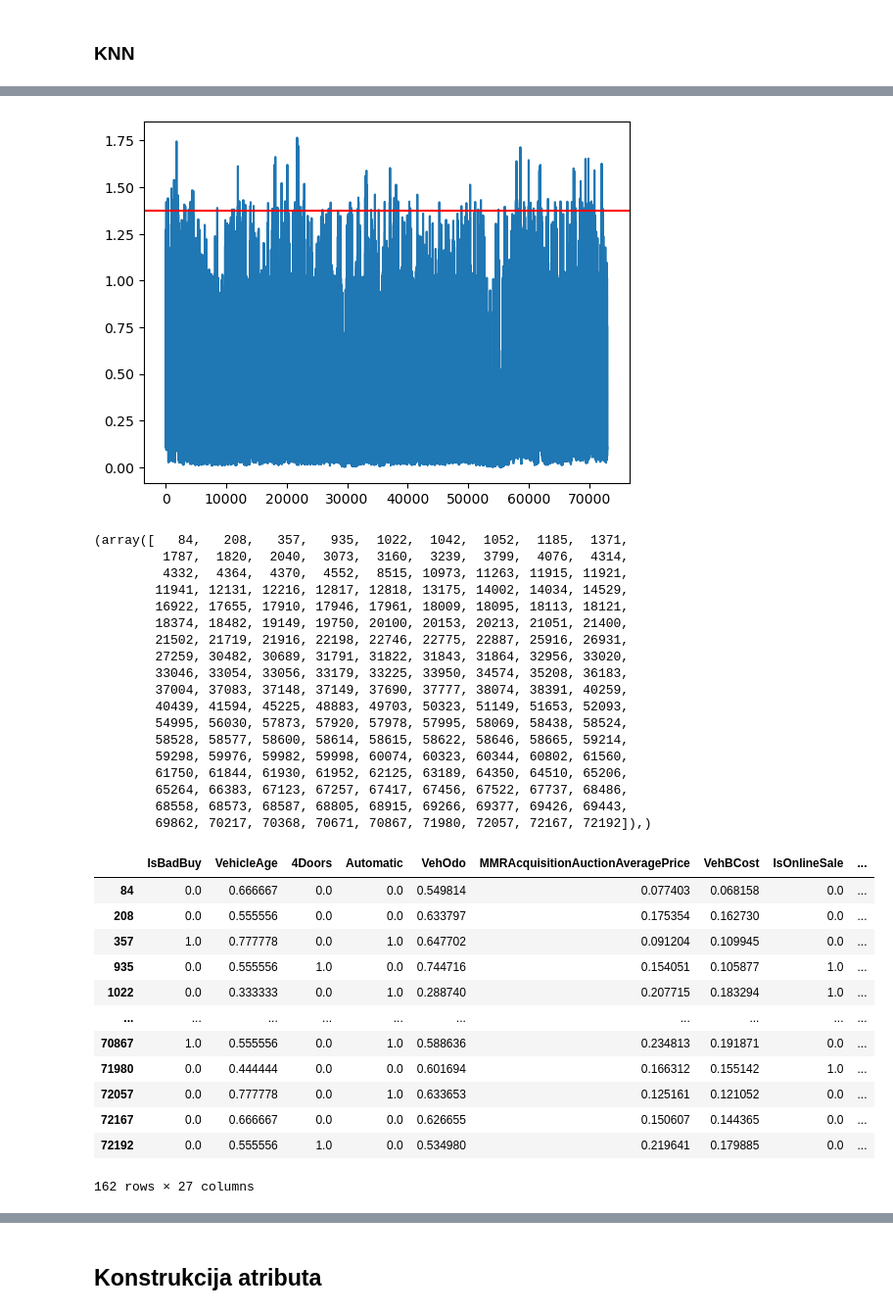
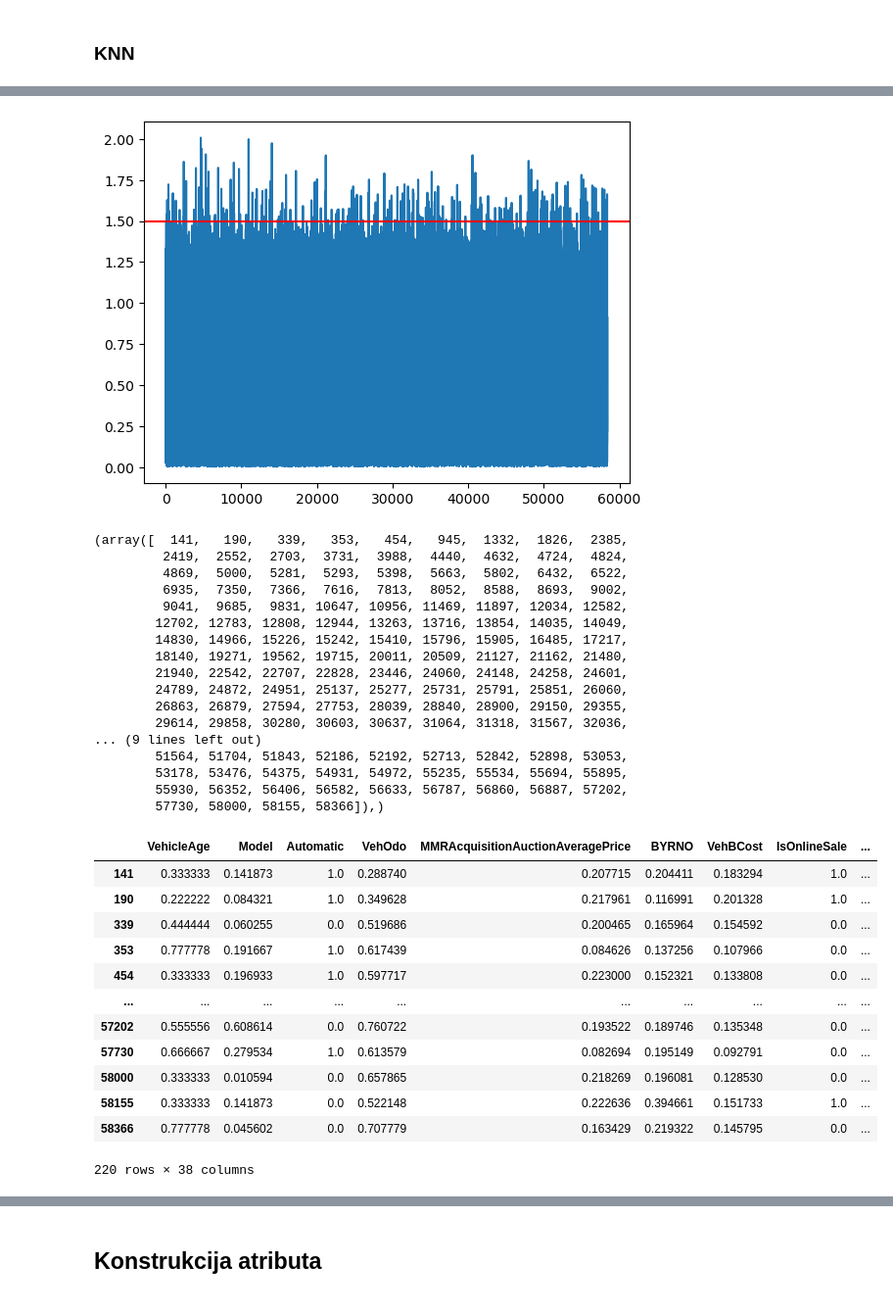
Before and after one commit to NemanjaGojkovic/Predikcija_pogodnosti_kupovine_automobila, a Jupyter notebook: masinsko-ucenje-3-domaci.ipynb, the cells around one changed output, grey strips where cells are left out. Shown at 98% size. Saved outputs shown, nothing was run; the diff lists cells and outputs as text; code cells hidden in the pictures.

```diff
--- a/masinsko-ucenje-3-domaci.ipynb
+++ b/masinsko-ucenje-3-domaci.ipynb
@@ -701,0 +935,3 @@ car_data_norm
+# %%
+X_train_basic=X_train_basic.reset_index()
+X_train_basic=X_train_basic.drop('index', axis=1)
@@ -730,9 +977,9 @@ print(np.unique(model2, return_counts=True))
 ### KNN
 # %%
 model3 = NearestNeighbors(n_neighbors=3)
-model3.fit(car_data_norm)
+model3.fit(X_train_basic)
 distances, indexes = model3.kneighbors()
 plt.plot(distances.mean(axis =1))
-plt.axhline(1.05, color='red')
+plt.axhline(1.42, color='red')
 plt.show()
 # %% [output]
@@ -779,47 +1027,46 @@ car_data_norm_no_out1=car_data_norm.drop(outlier_index[0])
 # %%
 model4 = NearestNeighbors(n_neighbors=10)
-model4.fit(car_data_norm)
+model4.fit(X_train_basic)
 distances, indexes = model4.kneighbors()
 plt.plot(distances.mean(axis =1))
-plt.axhline(1.375, color='red')
+plt.axhline(1.5, color='red')
 plt.show()
 # %% [output]
-[figure, old version]
+[figure, new version]
 # %%
-outlier_index = np.where(distances.mean(axis = 1) > 1.375)
+outlier_index = np.where(distances.mean(axis = 1) > 1.5)
 outlier_index
 # %% [output]
-(array([   84,   208,   357,   935,  1022,  1042,  1052,  1185,  1371,
-         1787,  1820,  2040,  3073,  3160,  3239,  3799,  4076,  4314,
-         4332,  4364,  4370,  4552,  8515, 10973, 11263, 11915, 11921,
-        11941, 12131, 12216, 12817, 12818, 13175, 14002, 14034, 14529,
-        16922, 17655, 17910, 17946, 17961, 18009, 18095, 18113, 18121,
-        18374, 18482, 19149, 19750, 20100, 20153, 20213, 21051, 21400,
-        21502, 21719, 21916, 22198, 22746, 22775, 22887, 25916, 26931,
-        27259, 30482, 30689, 31791, 31822, 31843, 31864, 32956, 33020,
-        33046, 33054, 33056, 33179, 33225, 33950, 34574, 35208, 36183,
-        37004, 37083, 37148, 37149, 37690, 37777, 38074, 38391, 40259,
-        40439, 41594, 45225, 48883, 49703, 50323, 51149, 51653, 52093,
-        54995, 56030, 57873, 57920, 57978, 57995, 58069, 58438, 58524,
-        58528, 58577, 58600, 58614, 58615, 58622, 58646, 58665, 59214,
-        59298, 59976, 59982, 59998, 60074, 60323, 60344, 60802, 61560,
-        61750, 61844, 61930, 61952, 62125, 63189, 64350, 64510, 65206,
-        65264, 66383, 67123, 67257, 67417, 67456, 67522, 67737, 68486,
-        68558, 68573, 68587, 68805, 68915, 69266, 69377, 69426, 69443,
-        69862, 70217, 70368, 70671, 70867, 71980, 72057, 72167, 72192]),)
+(array([  141,   190,   339,   353,   454,   945,  1332,  1826,  2385,
+         2419,  2552,  2703,  3731,  3988,  4440,  4632,  4724,  4824,
+         4869,  5000,  5281,  5293,  5398,  5663,  5802,  6432,  6522,
+         6935,  7350,  7366,  7616,  7813,  8052,  8588,  8693,  9002,
+         9041,  9685,  9831, 10647, 10956, 11469, 11897, 12034, 12582,
+        12702, 12783, 12808, 12944, 13263, 13716, 13854, 14035, 14049,
+        14830, 14966, 15226, 15242, 15410, 15796, 15905, 16485, 17217,
+        18140, 19271, 19562, 19715, 20011, 20509, 21127, 21162, 21480,
+        21940, 22542, 22707, 22828, 23446, 24060, 24148, 24258, 24601,
+        24789, 24872, 24951, 25137, 25277, 25731, 25791, 25851, 26060,
+        26863, 26879, 27594, 27753, 28039, 28840, 28900, 29150, 29355,
+        29614, 29858, 30280, 30603, 30637, 31064, 31318, 31567, 32036,
+... (9 lines left out)
+        51564, 51704, 51843, 52186, 52192, 52713, 52842, 52898, 53053,
+        53178, 53476, 54375, 54931, 54972, 55235, 55534, 55694, 55895,
+        55930, 56352, 56406, 56582, 56633, 56787, 56860, 56887, 57202,
+        57730, 58000, 58155, 58366]),)
 # %%
-car_data_norm.loc[outlier_index[0]]
+X_train_basic.loc[outlier_index[0]]
 # %% [output]
-|  | IsBadBuy | VehicleAge | 4Doors | Automatic | VehOdo | MMRAcquisitionAuctionAveragePrice | VehBCost | IsOnlineSale | ... |
-| 84 | 0.0 | 0.666667 | 0.0 | 0.0 | 0.549814 | 0.077403 | 0.068158 | 0.0 | ... |
-| 208 | 0.0 | 0.555556 | 0.0 | 0.0 | 0.633797 | 0.175354 | 0.162730 | 0.0 | ... |
-| 357 | 1.0 | 0.777778 | 0.0 | 1.0 | 0.647702 | 0.091204 | 0.109945 | 0.0 | ... |
-| 935 | 0.0 | 0.555556 | 1.0 | 0.0 | 0.744716 | 0.154051 | 0.105877 | 1.0 | ... |
-| 1022 | 0.0 | 0.333333 | 0.0 | 1.0 | 0.288740 | 0.207715 | 0.183294 | 1.0 | ... |
+|  | VehicleAge | Model | Automatic | VehOdo | MMRAcquisitionAuctionAveragePrice | BYRNO | VehBCost | IsOnlineSale | ... |
+| 141 | 0.333333 | 0.141873 | 1.0 | 0.288740 | 0.207715 | 0.204411 | 0.183294 | 1.0 | ... |
+| 190 | 0.222222 | 0.084321 | 1.0 | 0.349628 | 0.217961 | 0.116991 | 0.201328 | 1.0 | ... |
+| 339 | 0.444444 | 0.060255 | 0.0 | 0.519686 | 0.200465 | 0.165964 | 0.154592 | 0.0 | ... |
+| 353 | 0.777778 | 0.191667 | 1.0 | 0.617439 | 0.084626 | 0.137256 | 0.107966 | 0.0 | ... |
+| 454 | 0.333333 | 0.196933 | 1.0 | 0.597717 | 0.223000 | 0.152321 | 0.133808 | 0.0 | ... |
 | ... | ... | ... | ... | ... | ... | ... | ... | ... | ... |
-| 70867 | 1.0 | 0.555556 | 0.0 | 1.0 | 0.588636 | 0.234813 | 0.191871 | 0.0 | ... |
-| 71980 | 0.0 | 0.444444 | 0.0 | 0.0 | 0.601694 | 0.166312 | 0.155142 | 1.0 | ... |
-| 72057 | 0.0 | 0.777778 | 0.0 | 1.0 | 0.633653 | 0.125161 | 0.121052 | 0.0 | ... |
-| 72167 | 0.0 | 0.666667 | 0.0 | 0.0 | 0.626655 | 0.150607 | 0.144365 | 0.0 | ... |
-| 72192 | 0.0 | 0.555556 | 1.0 | 0.0 | 0.534980 | 0.219641 | 0.179885 | 0.0 | ... |
+| 57202 | 0.555556 | 0.608614 | 0.0 | 0.760722 | 0.193522 | 0.189746 | 0.135348 | 0.0 | ... |
+| 57730 | 0.666667 | 0.279534 | 1.0 | 0.613579 | 0.082694 | 0.195149 | 0.092791 | 0.0 | ... |
+| 58000 | 0.333333 | 0.010594 | 0.0 | 0.657865 | 0.218269 | 0.196081 | 0.128530 | 0.0 | ... |
+| 58155 | 0.333333 | 0.141873 | 0.0 | 0.522148 | 0.222636 | 0.394661 | 0.151733 | 1.0 | ... |
+| 58366 | 0.777778 | 0.045602 | 0.0 | 0.707779 | 0.163429 | 0.219322 | 0.145795 | 0.0 | ... |
-162 rows × 27 columns
+220 rows × 38 columns
```
Also changed, not shown: parts of 87 cells of this notebook.
